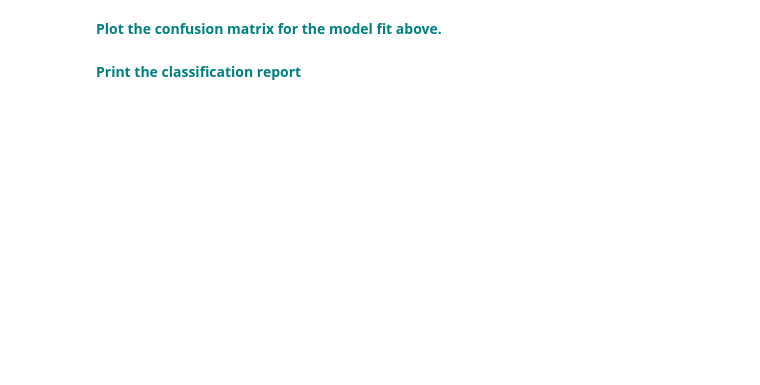
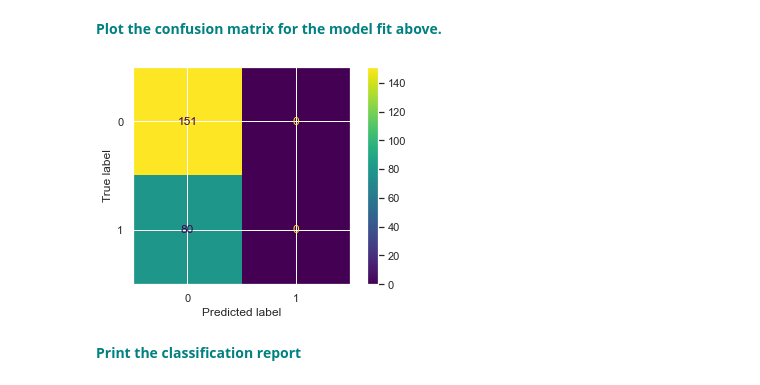
Before and after one commit to syadav12-hawk/GridSearchKNN_Case_Study, a Jupyter notebook: GridSearchKNN_Case_Study.ipynb, the cells around one changed output. Cells and saved outputs as stored; diff of their text form; code cells hidden in the pictures; blank space fills up the shorter version.

```diff
--- a/GridSearchKNN_Case_Study.ipynb
+++ b/GridSearchKNN_Case_Study.ipynb
@@ -99,5 +219,11 @@ y_pred = knn.predict(X_test)
 pl = confusion_matrix(y_test,y_pred)
 # %% [markdown]
 **<font color='teal'> Plot the confusion matrix for the model fit above. </font>**
+# %%
+from sklearn.metrics import plot_confusion_matrix
+plot_confusion_matrix(knn, X_test, y_test)
+plt.show()
+# %% [output]
+[figure, added]
 # %% [markdown]
 **<font color='teal'> Print the classification report </font>**
```
Also changed, not shown: parts of 21 cells of this notebook.
